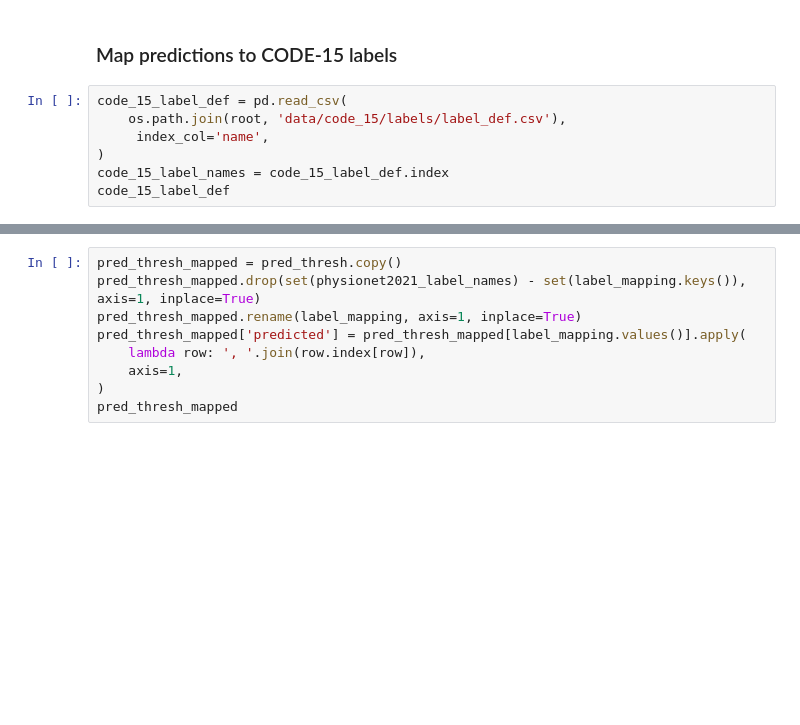
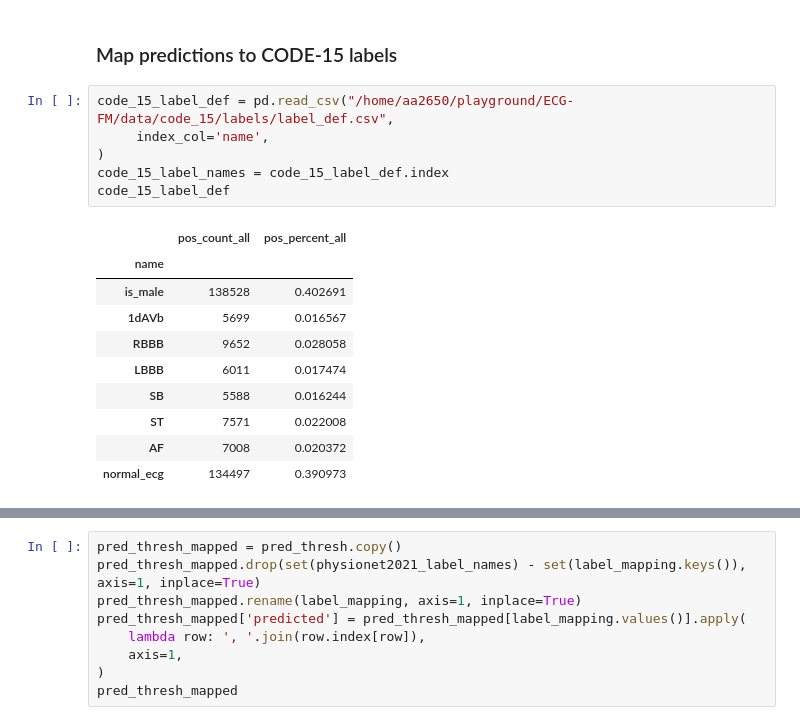
Before and after one commit to andresalvarezolmo/ECG-FM, a Jupyter notebook: notebooks/inference_CODE15.ipynb, the cells around one changed output, grey strips where cells are left out. Cells and saved outputs as stored; diff of their text form; blank space fills up the shorter version.

```diff
--- a/notebooks/inference_CODE15.ipynb
+++ b/notebooks/inference_CODE15.ipynb
@@ -160,12 +273,22 @@ pred_thresh['labels']
 # %% [markdown]
 ### Map predictions to CODE-15 labels
 # %%
-code_15_label_def = pd.read_csv(
-    os.path.join(root, 'data/code_15/labels/label_def.csv'),
+code_15_label_def = pd.read_csv("/home/aa2650/playground/ECG-FM/data/code_15/labels/label_def.csv",
      index_col='name',
 )
 code_15_label_names = code_15_label_def.index
 code_15_label_def
+# %% [output]
+|  | pos_count_all | pos_percent_all |
+| name |  |  |
+| is_male | 138528 | 0.402691 |
+| 1dAVb | 5699 | 0.016567 |
+| RBBB | 9652 | 0.028058 |
+| LBBB | 6011 | 0.017474 |
+| SB | 5588 | 0.016244 |
+| ST | 7571 | 0.022008 |
+| AF | 7008 | 0.020372 |
+| normal_ecg | 134497 | 0.390973 |
 # %%
 label_mapping = {
     'CRBBB|RBBB': 'RBBB',
```
Also changed, not shown: parts of 23 cells of this notebook.
